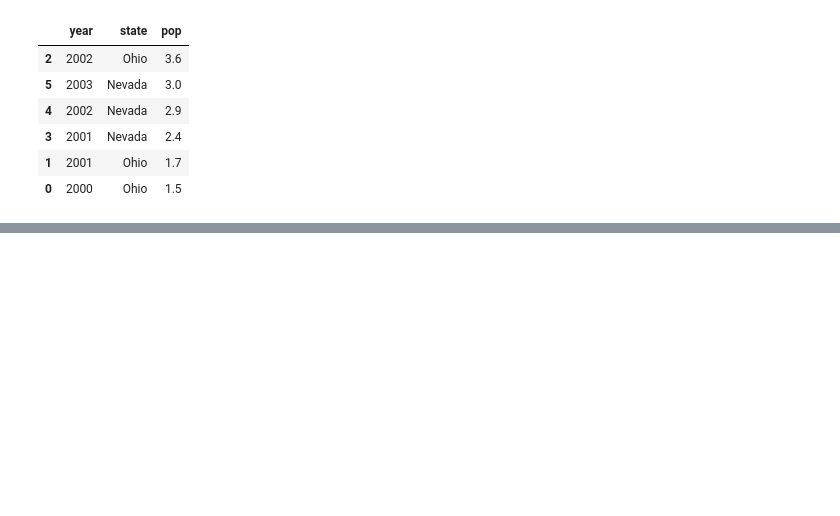
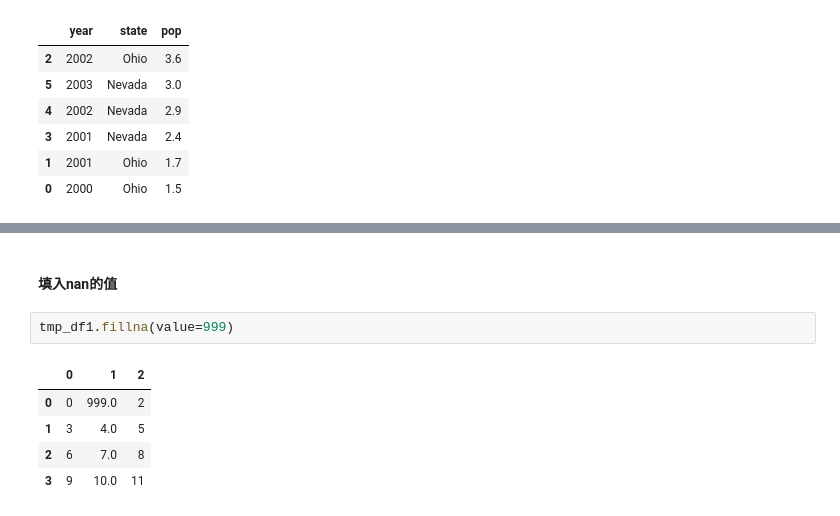
Before and after one commit to XiaoYueSean/PythonStudy, a Jupyter notebook: 2. Python 数据分析/Pandas/pandas_basic.ipynb, the cells around one changed output, grey strips where cells are left out. Saved outputs shown, nothing was run; the diff lists cells and outputs as text; blank space fills up the shorter version.

```diff
--- a/2. Python 数据分析/Pandas/pandas_basic.ipynb
+++ b/2. Python 数据分析/Pandas/pandas_basic.ipynb
@@ -266,0 +337,10 @@ df1.sort_values(by = 'pop', ascending=False)
+# %% [markdown]
+#### 填入nan的值
+# %%
+tmp_df1.fillna(value=999)
+# %% [output]
+|  | 0 | 1 | 2 |
+| 0 | 0 | 999.0 | 2 |
+| 1 | 3 | 4.0 | 5 |
+| 2 | 6 | 7.0 | 8 |
+| 3 | 9 | 10.0 | 11 |
```
Also changed, not shown: parts of 18 cells of this notebook, 2 other files.
